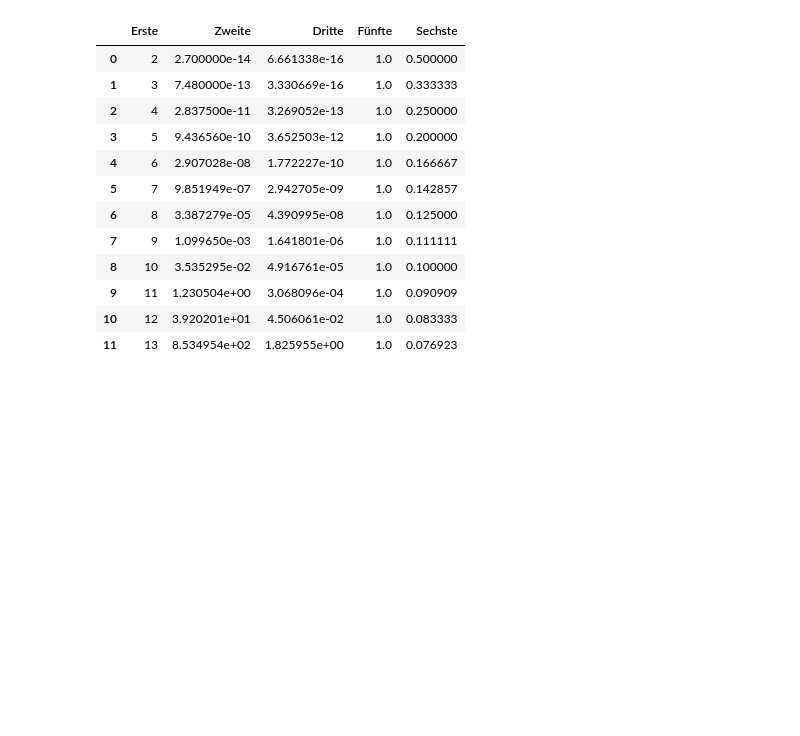
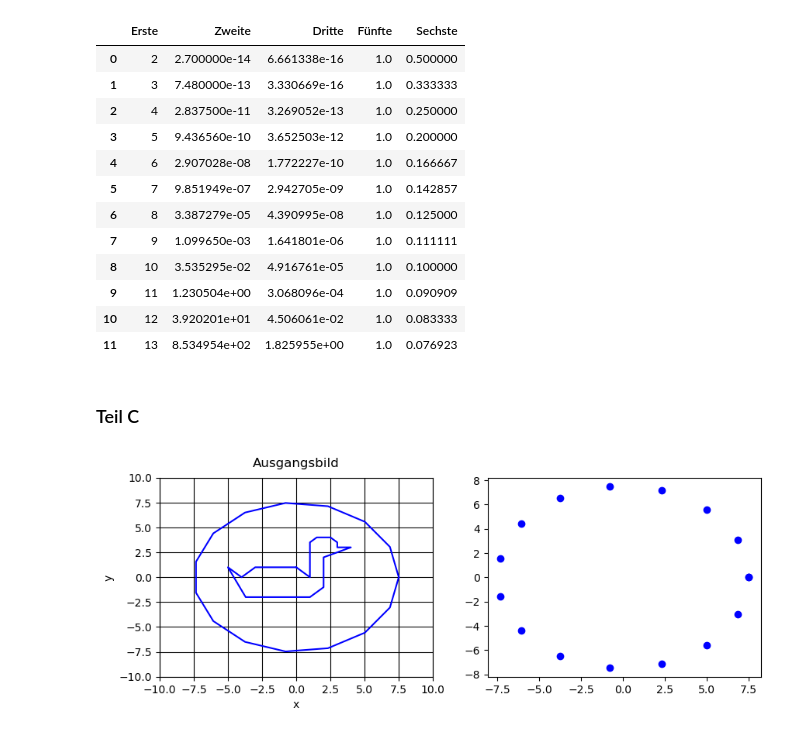
Before and after one commit to Javiermateor/Numerische-Mathematik-I-fuer-Ingenieure, a Jupyter notebook: HA2.ipynb, the cells around one changed output. Saved outputs shown, nothing was run; the diff lists cells and outputs as text; code cells hidden in the pictures; blank space fills up the shorter version.

Commit message:
Anfang von Teil C

```diff
--- a/HA2.ipynb
+++ b/HA2.ipynb
@@ -221,3 +221,18 @@ def lu(A):
         for j in range(n):
             print(R[i][j], end="\t")
         print("")
+# %% [markdown]
+### Teil C
+# %%
+def cart2pol(x, y, t):
+
+    x = np.copy(x)
+    y = np.copy(y)
+    phi = np.linspace(0, t, len(x))
+
+    for i in range(len(x)):
+        rho=0
+        phi=0
+        rho = np.sqrt(x[i]**2 + y[i]**2)
+
+    return(rho*math.cos(phi), rho*math.sin(phi))
@@ -223,0 +260,44 @@ def lu(A):
+# %%
+ente=np.array([[0, 1, 1, 1.5 ,2.5 ,3, 3, 4, 2, 2, 1, -3.7, -5, -4, -3, 0],
+              [1, 0, 3.5, 4, 4, 3.5, 3, 3, 2, -1, -2, -2, 1, 0, 1, 1]])
+
+A=[]
+kreis = cart2pol(ente, 2*math.pi)
+
+
+f1= plt.figure(figsize=(10,8), dpi=100)
+
+
+# 1.Subplot: Ausgangsbild
+ax1 = plt.subplot(2,2,1)
+
+plt.title("Ausgangsbild", pad ='10')
+plt.xlim(-10, 10)
+plt.ylim(-10, 10)
+plt.grid(color='k')
+plt.xlabel("x")
+plt.ylabel("y")
+
+plt.plot(ente[0,:], ente[1,:], color='blue')
+plt.plot(kreis[:,0], kreis[:,1], color='blue')
+
+# 2.Subplot: nach orth. Trafo. V.T
+
+ax2 = plt.subplot(2,2,2)
+
+plt.plot(kreis[:,0], kreis[:,1], 'o', color='blue', label='Punkte')
+
+# 3.Subplot: nach Streckung
+
+
+# 4.Subplot: nach orth. Trafo. U
+
+
+
+#Plots Einstellungen
+plt.subplots_adjust(hspace=0.35)
+plt.show()
+
+#Auswahl von rho und Auflösung von der Matrix Kreis ----> phi Werte.... linspace vergrößern?
+# %% [output]
+[figure, added]
```
Also changed, not shown: parts of 1 cell of this notebook.
